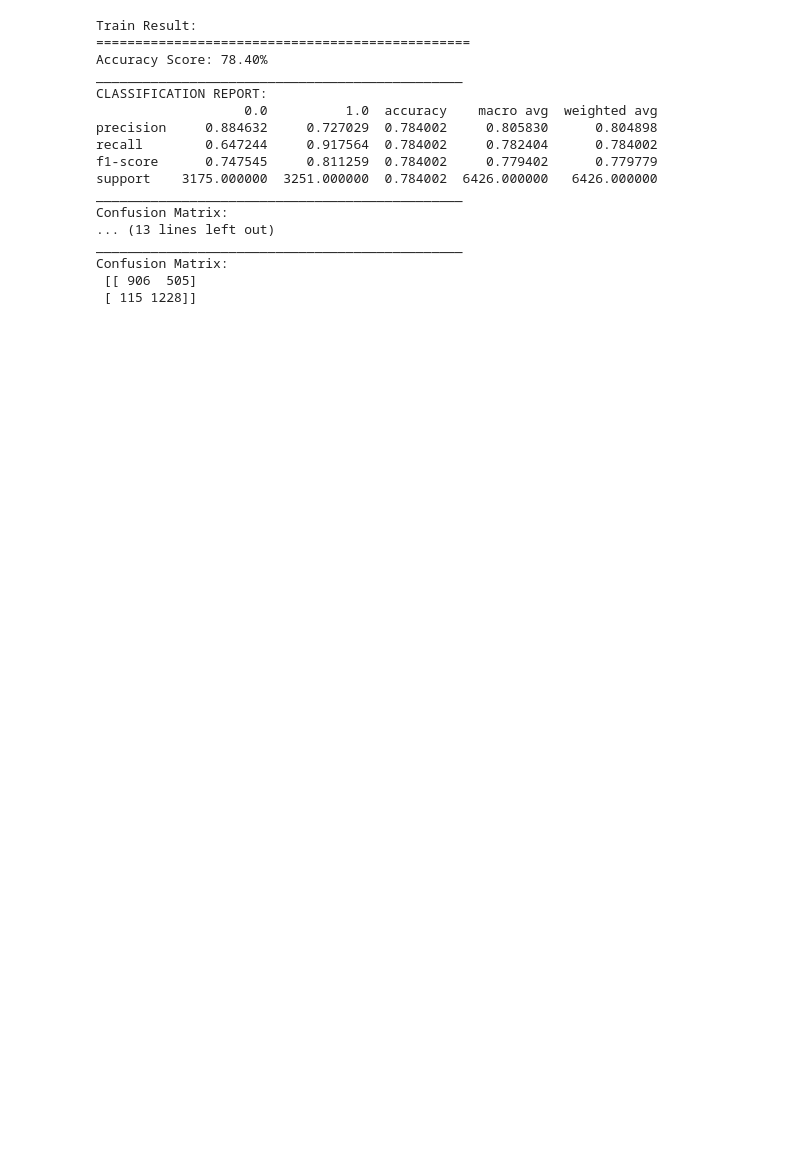
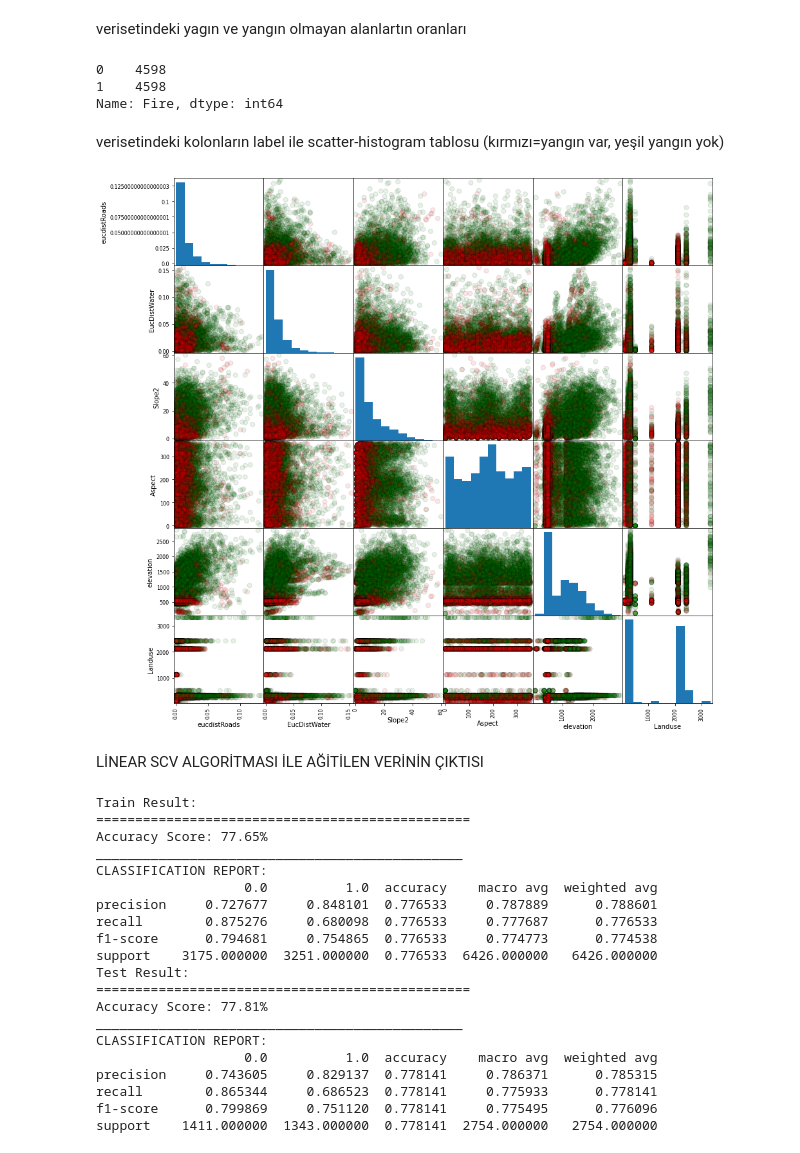
Before and after one commit to gulistanburtek/machine-learning, a Jupyter notebook: tez.ipynb, the cells around one changed output. Drawn from its saved outputs; the diff is of its cells as text; code cells hidden in the pictures; blank space fills up the shorter version.

```diff
--- a/tez.ipynb
+++ b/tez.ipynb
@@ -19,3 +29,29 @@ y = np.loadtxt("/content/drive/MyDrive/tez/Target.txt")
+# %% [markdown]
+verisetindeki yagın ve yangın olmayan alanlartın oranları
+# %%
+data.loc[:,'Fire'].value_counts()
+# %% [output]
+0    4598
+1    4598
+Name: Fire, dtype: int64
+# %% [markdown]
+verisetindeki kolonların label ile scatter-histogram tablosu
+(kırmızı=yangın var, yeşil yangın yok)
+# %%
+color_list = ['red' if i==1 else 'green' for i in data.loc[:,'Fire']]
+pd.plotting.scatter_matrix(data.loc[:, data.columns != 'Fire'],
+                                       c=color_list,
+                                       figsize= [15,15],
+                                       diagonal='hist',
+                                       alpha=0.1,
+                                       s = 200,
+                                       marker = '.',
+                                       edgecolor= "black")
+plt.show()
+# %% [output]
+[figure, added]
+# %% [markdown]
+LİNEAR SCV ALGORİTMASI İLE AĞİTİLEN VERİNİN ÇIKTISI
 # %%
 from sklearn.model_selection import train_test_split
 X_train, X_test, y_train, y_test = train_test_split(X, y, test_size=0.3, random_state=0)
@@ -29,8 +65,7 @@ def print_score(clf, X_train, y_train, X_test, y_test, train=True):
         print(f"Accuracy Score: {accuracy_score(y_train, pred) * 100:.2f}%")
         print("_______________________________________________")
         print(f"CLASSIFICATION REPORT:\n{clf_report}")
-        print("_______________________________________________")
-        print(f"Confusion Matrix: \n {confusion_matrix(y_train, pred)}\n")
+
 
     elif train==False:
         pred = clf.predict(X_test)
@@ -39,8 +74,7 @@ def print_score(clf, X_train, y_train, X_test, y_test, train=True):
         print(f"Accuracy Score: {accuracy_score(y_test, pred) * 100:.2f}%")
         print("_______________________________________________")
         print(f"CLASSIFICATION REPORT:\n{clf_report}")
-        print("_______________________________________________")
-        print(f"Confusion Matrix: \n {confusion_matrix(y_test, pred)}\n")
+
 
 from sklearn.svm import LinearSVC
 
@@ -52,18 +86,21 @@ print_score(model, X_train, y_train, X_test, y_test, train=False)
 # %% [output]
 Train Result:
 ================================================
-Accuracy Score: 78.40%
+Accuracy Score: 77.65%
 _______________________________________________
 CLASSIFICATION REPORT:
                    0.0          1.0  accuracy    macro avg  weighted avg
-precision     0.884632     0.727029  0.784002     0.805830      0.804898
-recall        0.647244     0.917564  0.784002     0.782404      0.784002
-f1-score      0.747545     0.811259  0.784002     0.779402      0.779779
-support    3175.000000  3251.000000  0.784002  6426.000000   6426.000000
+precision     0.727677     0.848101  0.776533     0.787889      0.788601
+recall        0.875276     0.680098  0.776533     0.777687      0.776533
+f1-score      0.794681     0.754865  0.776533     0.774773      0.774538
+support    3175.000000  3251.000000  0.776533  6426.000000   6426.000000
+Test Result:
+================================================
+Accuracy Score: 77.81%
 _______________________________________________
-Confusion Matrix:
-... (13 lines left out)
-_______________________________________________
-Confusion Matrix:
- [[ 906  505]
- [ 115 1228]]
+CLASSIFICATION REPORT:
+                   0.0          1.0  accuracy    macro avg  weighted avg
+precision     0.743605     0.829137  0.778141     0.786371      0.785315
+recall        0.865344     0.686523  0.778141     0.775933      0.778141
+f1-score      0.799869     0.751120  0.778141     0.775495      0.776096
+support    1411.000000  1343.000000  0.778141  2754.000000   2754.000000
```
Also changed, not shown: parts of 34 cells of this notebook.
